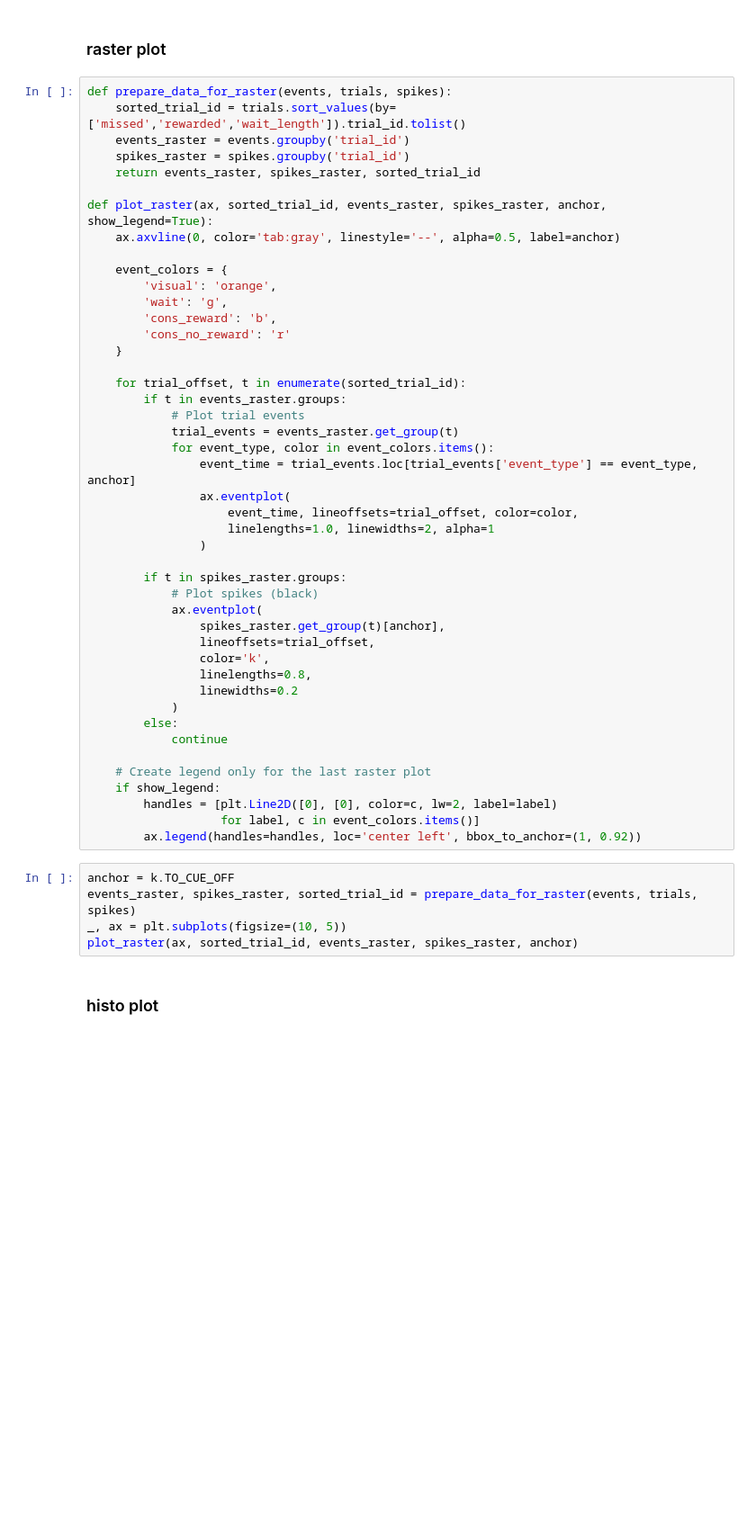
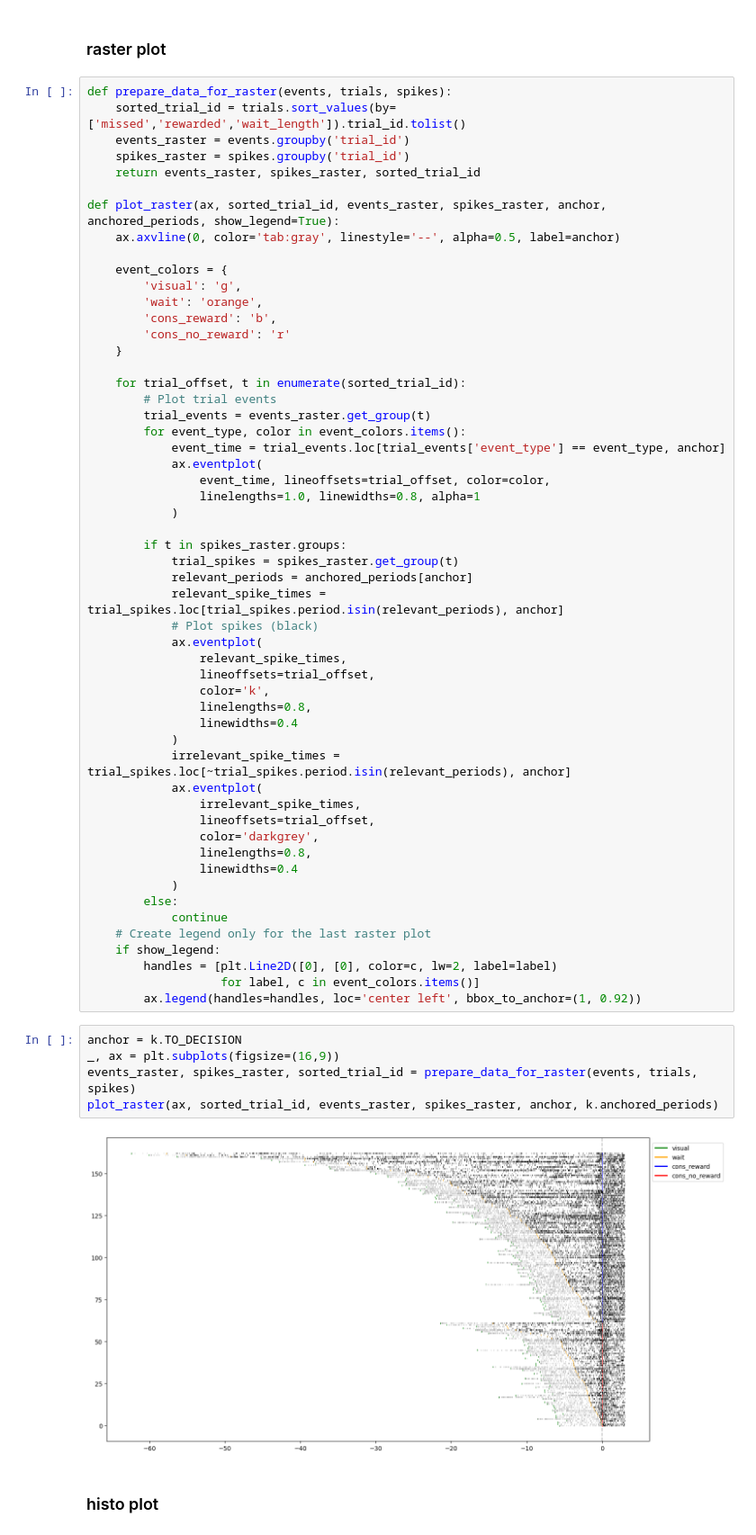
Before and after one commit to rebz444/cheerios, a Jupyter notebook: 1_plot_raster_histo.ipynb, the cells around one changed output. Shown at 90% size. Drawn from its saved outputs; the diff is of its cells as text; blank space fills up the shorter version.

Commit message:
updated plotting functions

```diff
--- a/1_plot_raster_histo.ipynb
+++ b/1_plot_raster_histo.ipynb
@@ -33,48 +52,59 @@ def prepare_data_for_raster(events, trials, spikes):
     spikes_raster = spikes.groupby('trial_id')
     return events_raster, spikes_raster, sorted_trial_id
 
-def plot_raster(ax, sorted_trial_id, events_raster, spikes_raster, anchor, show_legend=True):
+def plot_raster(ax, sorted_trial_id, events_raster, spikes_raster, anchor, anchored_periods, show_legend=True):
     ax.axvline(0, color='tab:gray', linestyle='--', alpha=0.5, label=anchor)
 
     event_colors = {
-        'visual': 'orange',
-        'wait': 'g',
+        'visual': 'g',
+        'wait': 'orange',
         'cons_reward': 'b',
         'cons_no_reward': 'r'
     }
 
     for trial_offset, t in enumerate(sorted_trial_id):
-        if t in events_raster.groups:
-            # Plot trial events
-            trial_events = events_raster.get_group(t)
-            for event_type, color in event_colors.items():
-                event_time = trial_events.loc[trial_events['event_type'] == event_type, anchor]
-                ax.eventplot(
-                    event_time, lineoffsets=trial_offset, color=color,
-                    linelengths=1.0, linewidths=2, alpha=1
-                )
+        # Plot trial events
+        trial_events = events_raster.get_group(t)
+        for event_type, color in event_colors.items():
+            event_time = trial_events.loc[trial_events['event_type'] == event_type, anchor]
+            ax.eventplot(
+                event_time, lineoffsets=trial_offset, color=color,
+                linelengths=1.0, linewidths=0.8, alpha=1
+            )
 
         if t in spikes_raster.groups:
+            trial_spikes = spikes_raster.get_group(t)
+            relevant_periods = anchored_periods[anchor]
+            relevant_spike_times = trial_spikes.loc[trial_spikes.period.isin(relevant_periods), anchor]
             # Plot spikes (black)
             ax.eventplot(
-                spikes_raster.get_group(t)[anchor],
+                relevant_spike_times,
                 lineoffsets=trial_offset,
                 color='k',
                 linelengths=0.8,
-                linewidths=0.2
+                linewidths=0.4
+            )
+            irrelevant_spike_times = trial_spikes.loc[~trial_spikes.period.isin(relevant_periods), anchor]
+            ax.eventplot(
+                irrelevant_spike_times,
+                lineoffsets=trial_offset,
+                color='darkgrey',
+                linelengths=0.8,
+                linewidths=0.4
             )
         else:
             continue
-
     # Create legend only for the last raster plot
     if show_legend:
         handles = [plt.Line2D([0], [0], color=c, lw=2, label=label)
                    for label, c in event_colors.items()]
         ax.legend(handles=handles, loc='center left', bbox_to_anchor=(1, 0.92))
 # %%
-anchor = k.TO_CUE_OFF
+anchor = k.TO_DECISION
+_, ax = plt.subplots(figsize=(16,9))
 events_raster, spikes_raster, sorted_trial_id = prepare_data_for_raster(events, trials, spikes)
-_, ax = plt.subplots(figsize=(10, 5))
-plot_raster(ax, sorted_trial_id, events_raster, spikes_raster, anchor)
+plot_raster(ax, sorted_trial_id, events_raster, spikes_raster, anchor, k.anchored_periods)
+# %% [output]
+[figure, added]
 # %% [markdown]
 ### histo plot
```
Also changed, not shown: parts of 18 cells of this notebook, 6 other files.
